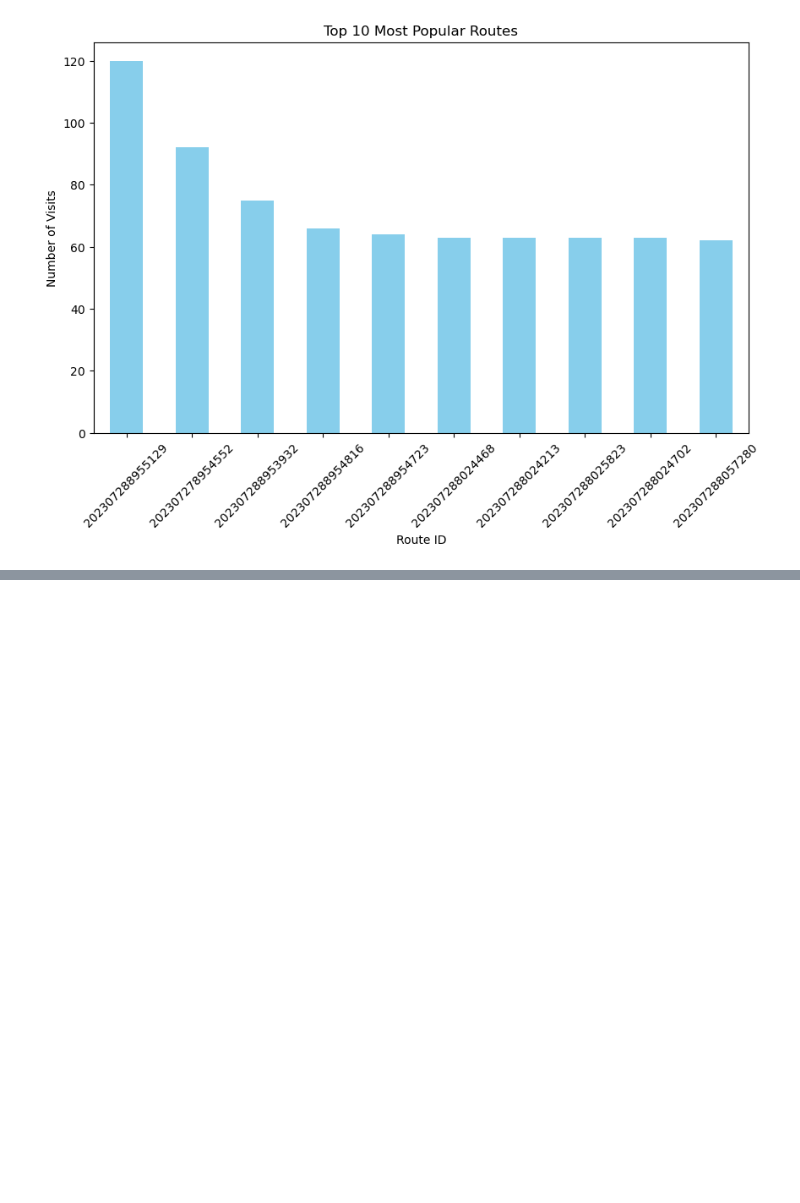
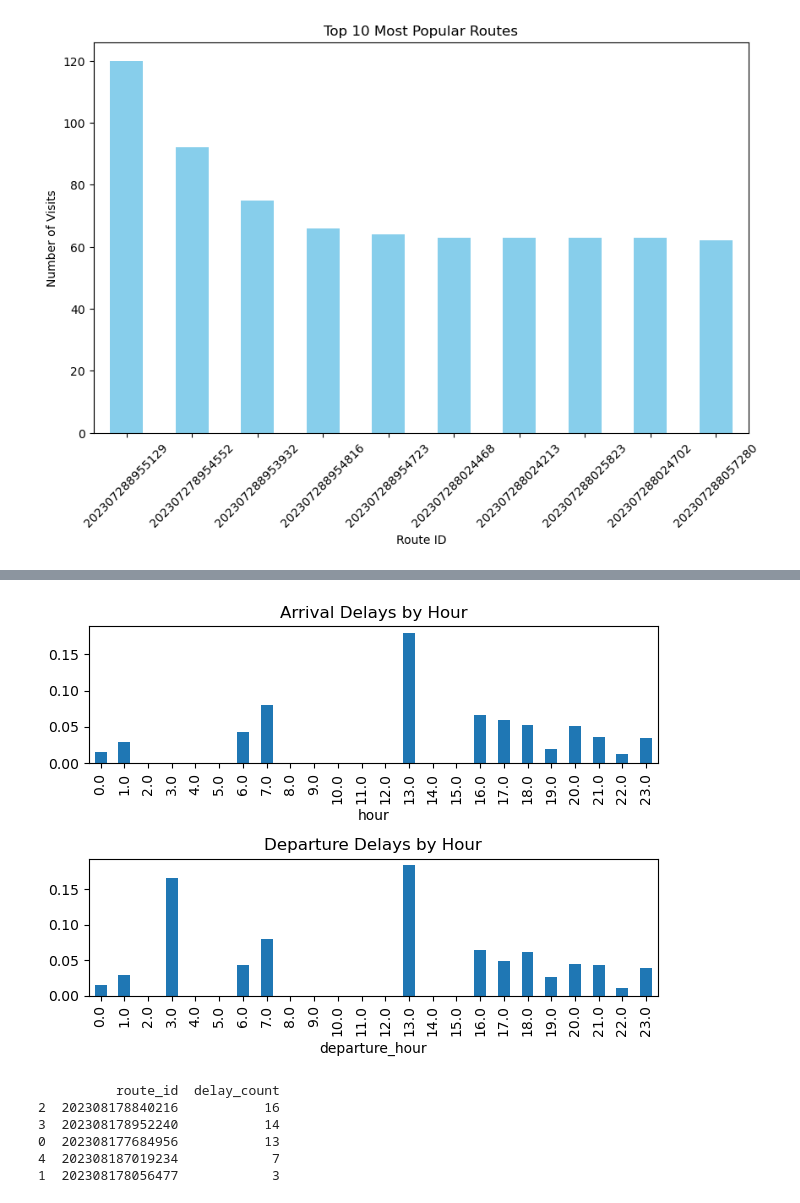
Before and after one commit to AndrewJarjis/FinalProject, a Jupyter notebook: DEprojectEDA.ipynb, the cells around one changed output, grey strips where cells are left out. Cells and saved outputs as stored; diff of their text form; code cells hidden in the pictures; blank space fills up the shorter version.

```diff
--- a/DEprojectEDA.ipynb
+++ b/DEprojectEDA.ipynb
@@ -715,0 +1037,11 @@ plt.show()
+# %%
+#Comparing arrival and departure delays with time of day can provide ways to look into certain areas on how to improve punctuality.
+arrival_delays = raw_df_clean.groupby('hour')['is_delayed_arrival'].mean()
+departure_delays = raw_df_clean.groupby('departure_hour')['is_delayed_departure'].mean()
+fig, (ax1, ax2) = plt.subplots(2, 1)
+arrival_delays.plot(kind='bar', title='Arrival Delays by Hour', ax=ax1)
+departure_delays.plot(kind='bar', title='Departure Delays by Hour', ax=ax2)
+plt.tight_layout()
+plt.show()
+# %% [output]
+[figure, added]
@@ -715,0 +1051,16 @@ plt.show()
+# %%
+delayed_route_id = raw_df_clean[raw_df_clean['is_delayed_arrival'] == True]
+
+
+delayed_route_id2 = delayed_route_id.groupby('route_id').size().reset_index(name='delay_count')
+
+delayed_route_id3 = delayed_route_id2.sort_values('delay_count', ascending=False).head(10)
+
+print(delayed_route_id3)
+# %% [output]
+          route_id  delay_count
+2  202308178840216           16
+3  202308178952240           14
+0  202308177684956           13
+4  202308187019234            7
+1  202308178056477            3
```
Also changed, not shown: parts of 38 cells of this notebook.
